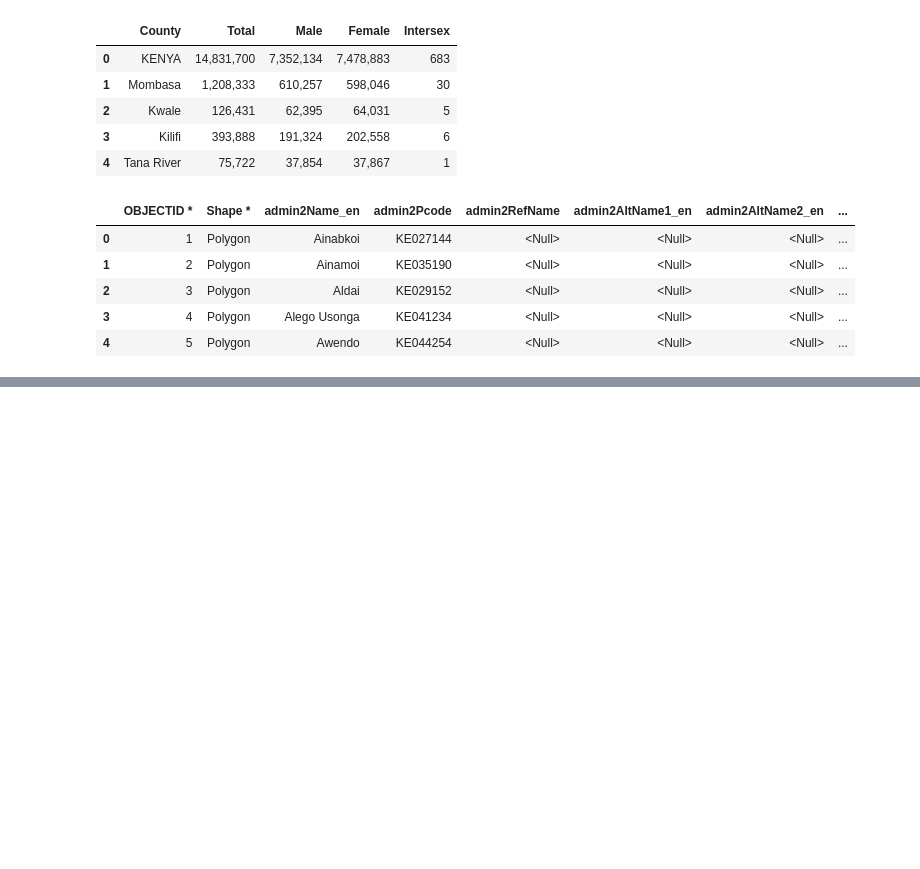
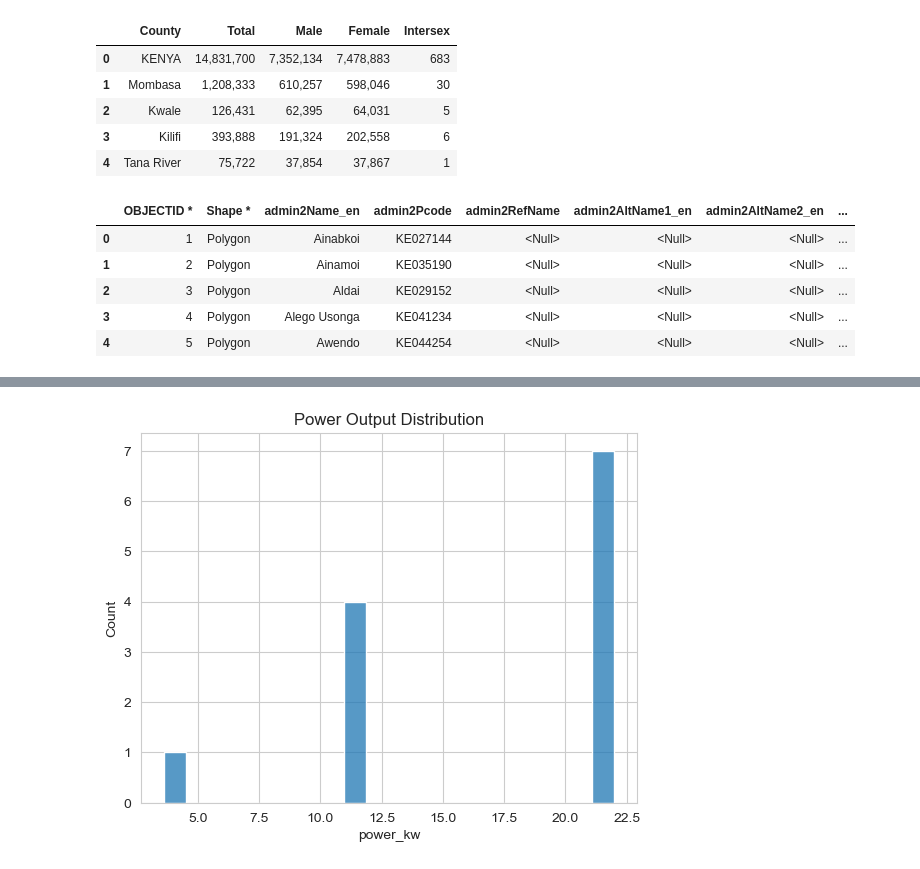
Before and after one commit to maryannngongi/EV_Charging_Stations_Optimization, a Jupyter notebook: Notebooks/kuria.ipynb, the cells around one changed output, grey strips where cells are left out. Cells and saved outputs as stored; diff of their text form; code cells hidden in the pictures; blank space fills up the shorter version.

```diff
--- a/Notebooks/kuria.ipynb
+++ b/Notebooks/kuria.ipynb
@@ -942,0 +766,7 @@ decision-support tool for EV infrastructure planning in Kenya.
+# %%
+plt.figure()
+sns.histplot(kenya_global['power_kw'], bins=20)
+plt.title("Power Output Distribution")
+plt.show()
+# %% [output]
+[figure, added]
```
Also changed, not shown: parts of 104 cells of this notebook, 5 other files.
